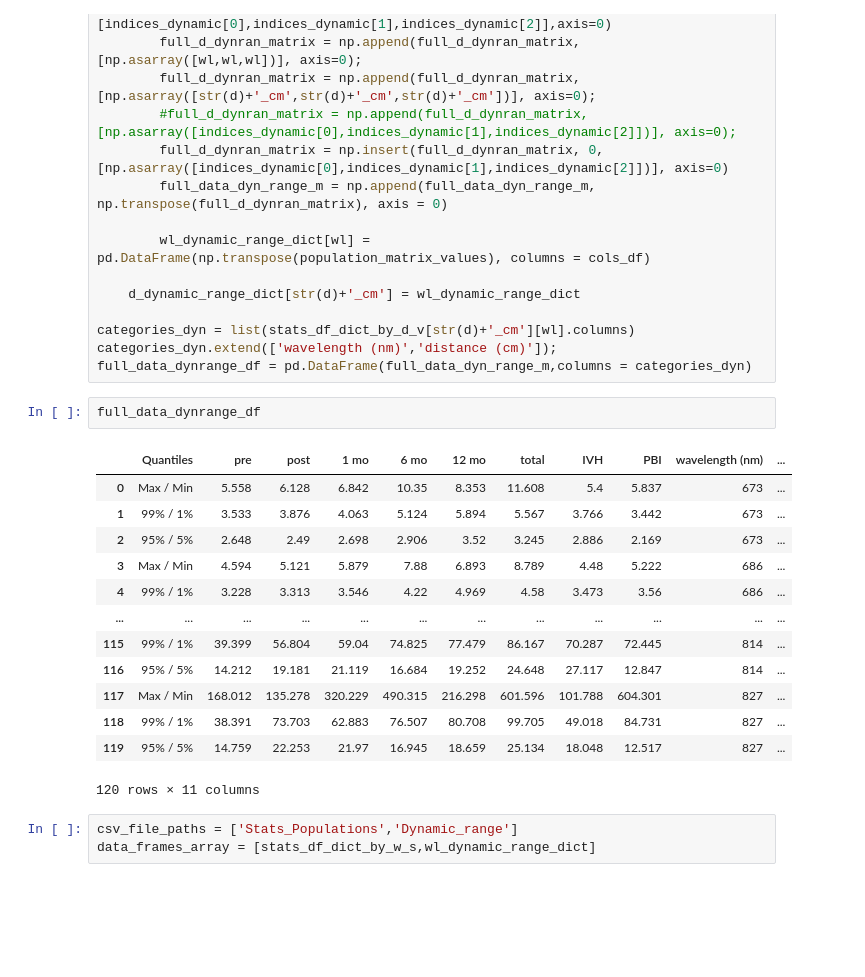
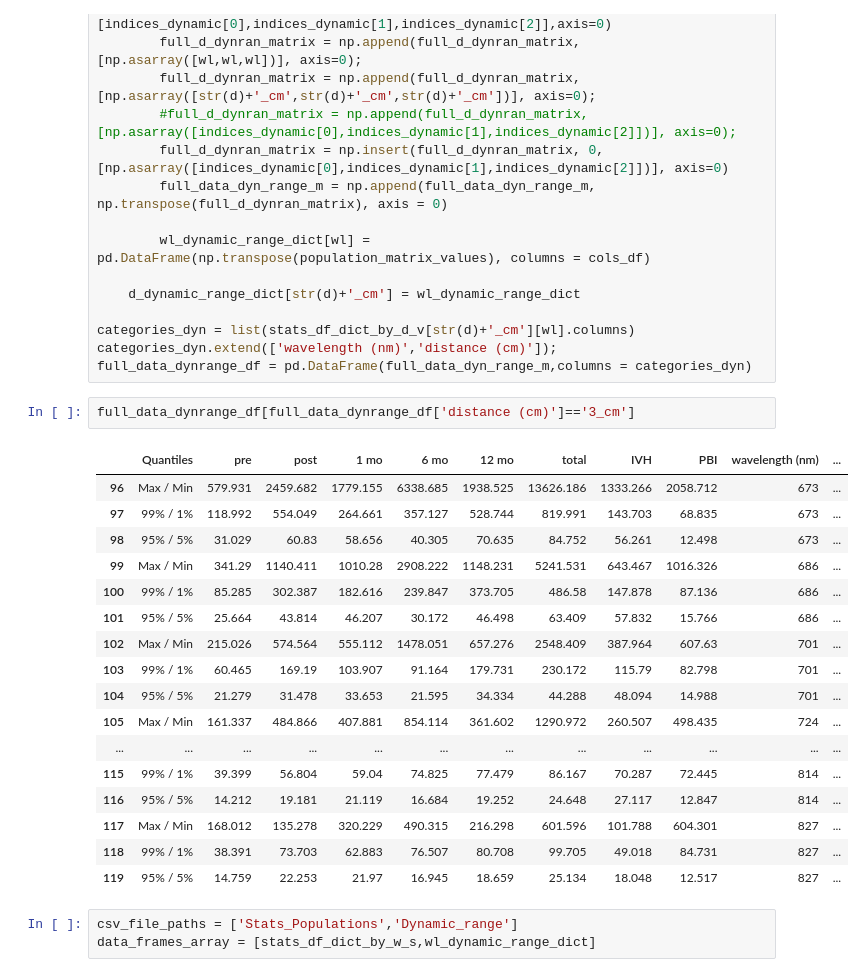
Before and after one commit to FNNDSC-BabyNIRS/Diffuse_Reflectance_Analysis, a Jupyter notebook: DR_Histograms.ipynb, the cells around one changed output. Drawn from its saved outputs; the diff is of its cells as text; blank space fills up the shorter version.

```diff
--- a/DR_Histograms.ipynb
+++ b/DR_Histograms.ipynb
@@ -507,22 +509,26 @@ for d in rho_distance:
 categories_dyn = list(stats_df_dict_by_d_v[str(d)+'_cm'][wl].columns)
 categories_dyn.extend(['wavelength (nm)','distance (cm)']);
 full_data_dynrange_df = pd.DataFrame(full_data_dyn_range_m,columns = categories_dyn)
-# %%
-full_data_dynrange_df
-# %% [output]
-|  | Quantiles | pre | post | 1 mo | 6 mo | 12 mo | total | IVH | PBI | wavelength (nm) | ... |
-| 0 | Max / Min | 5.558 | 6.128 | 6.842 | 10.35 | 8.353 | 11.608 | 5.4 | 5.837 | 673 | ... |
-| 1 | 99% / 1% | 3.533 | 3.876 | 4.063 | 5.124 | 5.894 | 5.567 | 3.766 | 3.442 | 673 | ... |
-| 2 | 95% / 5% | 2.648 | 2.49 | 2.698 | 2.906 | 3.52 | 3.245 | 2.886 | 2.169 | 673 | ... |
-| 3 | Max / Min | 4.594 | 5.121 | 5.879 | 7.88 | 6.893 | 8.789 | 4.48 | 5.222 | 686 | ... |
-| 4 | 99% / 1% | 3.228 | 3.313 | 3.546 | 4.22 | 4.969 | 4.58 | 3.473 | 3.56 | 686 | ... |
-| ... | ... | ... | ... | ... | ... | ... | ... | ... | ... | ... | ... |
-| 115 | 99% / 1% | 39.399 | 56.804 | 59.04 | 74.825 | 77.479 | 86.167 | 70.287 | 72.445 | 814 | ... |
-| 116 | 95% / 5% | 14.212 | 19.181 | 21.119 | 16.684 | 19.252 | 24.648 | 27.117 | 12.847 | 814 | ... |
-| 117 | Max / Min | 168.012 | 135.278 | 320.229 | 490.315 | 216.298 | 601.596 | 101.788 | 604.301 | 827 | ... |
-| 118 | 99% / 1% | 38.391 | 73.703 | 62.883 | 76.507 | 80.708 | 99.705 | 49.018 | 84.731 | 827 | ... |
-| 119 | 95% / 5% | 14.759 | 22.253 | 21.97 | 16.945 | 18.659 | 25.134 | 18.048 | 12.517 | 827 | ... |
-120 rows × 11 columns
+# %%
+full_data_dynrange_df[full_data_dynrange_df['distance (cm)']=='3_cm']
+# %% [output]
+|  | Quantiles | pre | post | 1 mo | 6 mo | 12 mo | total | IVH | PBI | wavelength (nm) | ... |
+| 96 | Max / Min | 579.931 | 2459.682 | 1779.155 | 6338.685 | 1938.525 | 13626.186 | 1333.266 | 2058.712 | 673 | ... |
+| 97 | 99% / 1% | 118.992 | 554.049 | 264.661 | 357.127 | 528.744 | 819.991 | 143.703 | 68.835 | 673 | ... |
+| 98 | 95% / 5% | 31.029 | 60.83 | 58.656 | 40.305 | 70.635 | 84.752 | 56.261 | 12.498 | 673 | ... |
+| 99 | Max / Min | 341.29 | 1140.411 | 1010.28 | 2908.222 | 1148.231 | 5241.531 | 643.467 | 1016.326 | 686 | ... |
+| 100 | 99% / 1% | 85.285 | 302.387 | 182.616 | 239.847 | 373.705 | 486.58 | 147.878 | 87.136 | 686 | ... |
+| 101 | 95% / 5% | 25.664 | 43.814 | 46.207 | 30.172 | 46.498 | 63.409 | 57.832 | 15.766 | 686 | ... |
+| 102 | Max / Min | 215.026 | 574.564 | 555.112 | 1478.051 | 657.276 | 2548.409 | 387.964 | 607.63 | 701 | ... |
+| 103 | 99% / 1% | 60.465 | 169.19 | 103.907 | 91.164 | 179.731 | 230.172 | 115.79 | 82.798 | 701 | ... |
+| 104 | 95% / 5% | 21.279 | 31.478 | 33.653 | 21.595 | 34.334 | 44.288 | 48.094 | 14.988 | 701 | ... |
+| 105 | Max / Min | 161.337 | 484.866 | 407.881 | 854.114 | 361.602 | 1290.972 | 260.507 | 498.435 | 724 | ... |
+| ... | ... | ... | ... | ... | ... | ... | ... | ... | ... | ... | ... |
+| 115 | 99% / 1% | 39.399 | 56.804 | 59.04 | 74.825 | 77.479 | 86.167 | 70.287 | 72.445 | 814 | ... |
+| 116 | 95% / 5% | 14.212 | 19.181 | 21.119 | 16.684 | 19.252 | 24.648 | 27.117 | 12.847 | 814 | ... |
+| 117 | Max / Min | 168.012 | 135.278 | 320.229 | 490.315 | 216.298 | 601.596 | 101.788 | 604.301 | 827 | ... |
+| 118 | 99% / 1% | 38.391 | 73.703 | 62.883 | 76.507 | 80.708 | 99.705 | 49.018 | 84.731 | 827 | ... |
+| 119 | 95% / 5% | 14.759 | 22.253 | 21.97 | 16.945 | 18.659 | 25.134 | 18.048 | 12.517 | 827 | ... |
 # %%
 csv_file_paths = ['Stats_Populations','Dynamic_range']
 data_frames_array = [stats_df_dict_by_w_s,wl_dynamic_range_dict]
```
Also changed, not shown: parts of 3 cells of this notebook, 19 other files.
